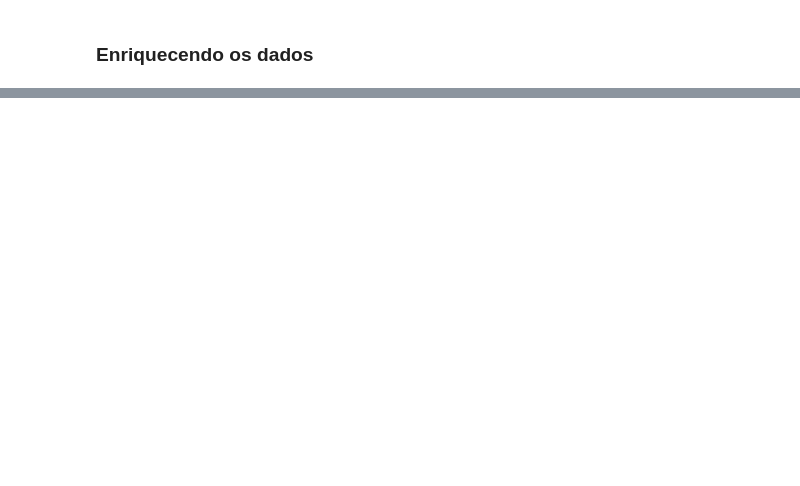
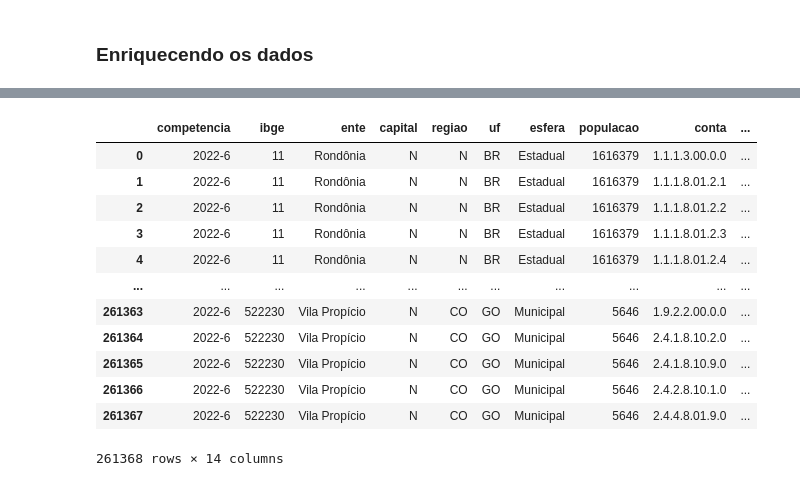
Before and after one commit to desid-ms/desid_datalake, a Jupyter notebook: notebooks/siops_2022.ipynb, the cells around one changed output, grey strips where cells are left out. Drawn from its saved outputs; the diff is of its cells as text; code cells hidden in the pictures; blank space fills up the shorter version.

Commit message:
fix siops2022 notebook

```diff
--- a/notebooks/siops_2022.ipynb
+++ b/notebooks/siops_2022.ipynb
@@ -139,0 +255,16 @@ dataset
+# %%
+db.sql("SELECT * FROM siops.receitas_deducoes").df(d)
+# %% [output]
+|  | competencia | ibge | ente | capital | regiao | uf | esfera | populacao | conta | ... |
+| 0 | 2022-6 | 11 | Rondônia | N | N | BR | Estadual | 1616379 | 1.1.1.3.00.0.0 | ... |
+| 1 | 2022-6 | 11 | Rondônia | N | N | BR | Estadual | 1616379 | 1.1.1.8.01.2.1 | ... |
+| 2 | 2022-6 | 11 | Rondônia | N | N | BR | Estadual | 1616379 | 1.1.1.8.01.2.2 | ... |
+| 3 | 2022-6 | 11 | Rondônia | N | N | BR | Estadual | 1616379 | 1.1.1.8.01.2.3 | ... |
+| 4 | 2022-6 | 11 | Rondônia | N | N | BR | Estadual | 1616379 | 1.1.1.8.01.2.4 | ... |
+| ... | ... | ... | ... | ... | ... | ... | ... | ... | ... | ... |
+| 261363 | 2022-6 | 522230 | Vila Propício | N | CO | GO | Municipal | 5646 | 1.9.2.2.00.0.0 | ... |
+| 261364 | 2022-6 | 522230 | Vila Propício | N | CO | GO | Municipal | 5646 | 2.4.1.8.10.2.0 | ... |
+| 261365 | 2022-6 | 522230 | Vila Propício | N | CO | GO | Municipal | 5646 | 2.4.1.8.10.9.0 | ... |
+| 261366 | 2022-6 | 522230 | Vila Propício | N | CO | GO | Municipal | 5646 | 2.4.2.8.10.1.0 | ... |
+| 261367 | 2022-6 | 522230 | Vila Propício | N | CO | GO | Municipal | 5646 | 2.4.4.8.01.9.0 | ... |
+261368 rows × 14 columns
```
Also changed, not shown: parts of 20 cells of this notebook, 2 other files.
